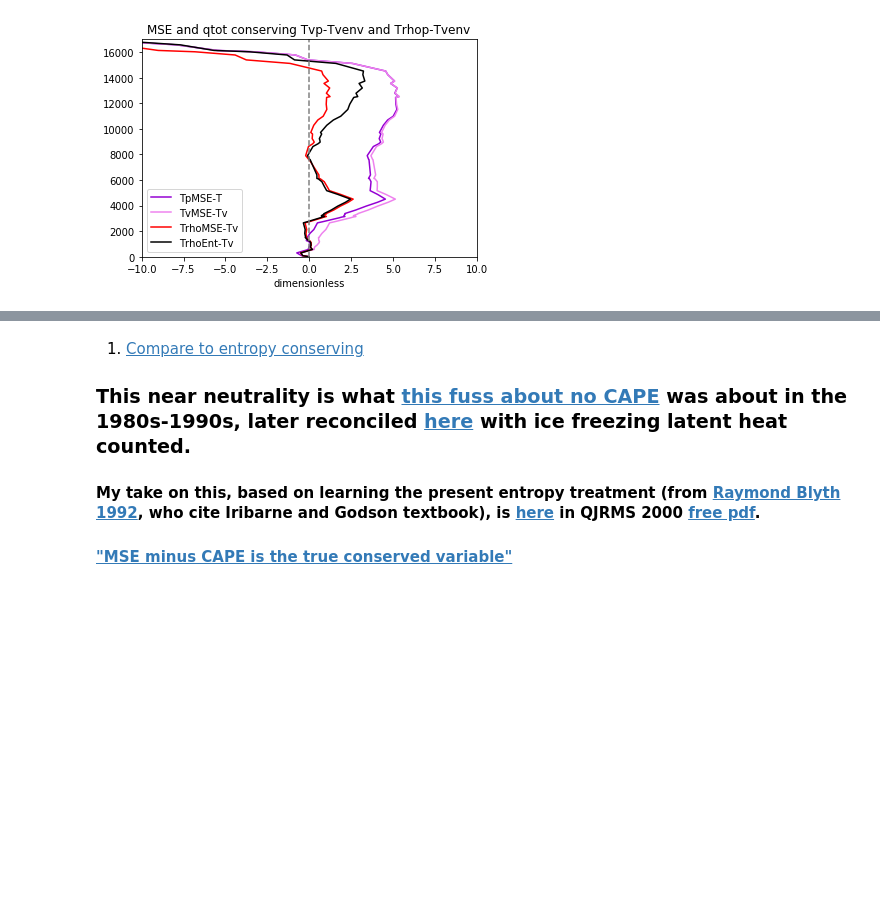
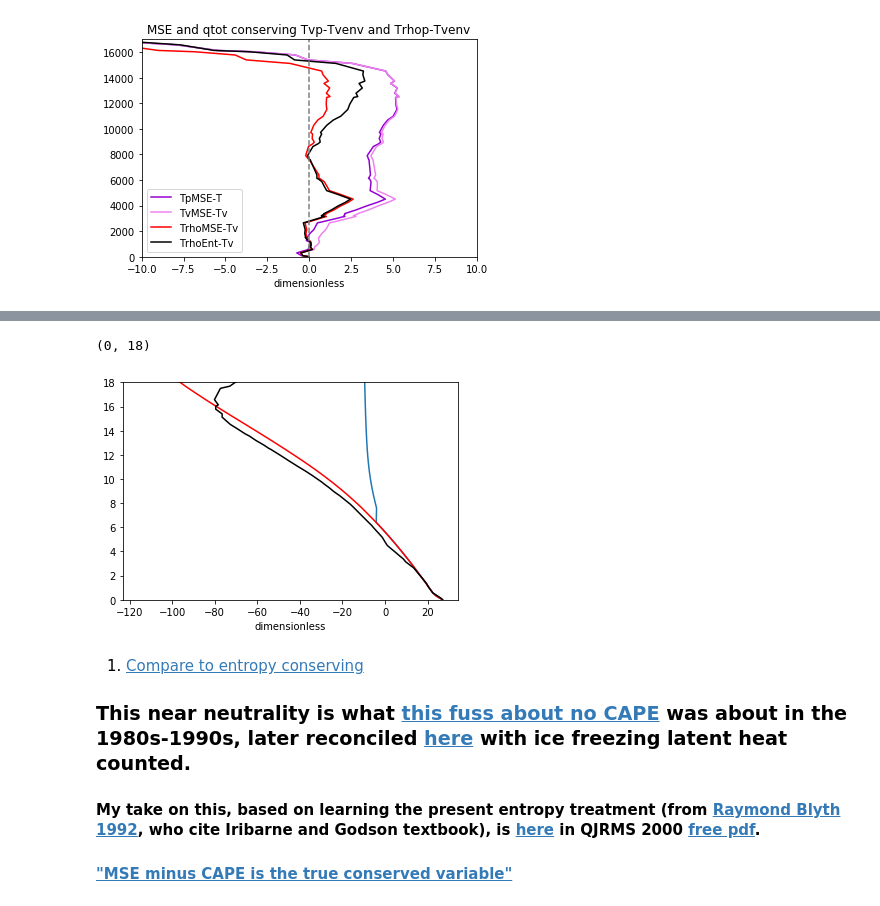
Before and after one commit to weiming9115/ATM663_convection_meso, a Jupyter notebook: Resources/Notebooks/Real_Parcel_Buoyancy_weiming.ipynb, the cells around one changed output, grey strips where cells are left out. Saved outputs shown, nothing was run; the diff lists cells and outputs as text; code cells hidden in the pictures; blank space fills up the shorter version.

```diff
--- a/Resources/Notebooks/Real_Parcel_Buoyancy_weiming.ipynb
+++ b/Resources/Notebooks/Real_Parcel_Buoyancy_weiming.ipynb
@@ -386,6 +388,5 @@ s = MSE(T,Z,q*1e-9) #/1000*units.units('kJ/kg')
 h = MSE(T,Z,q)      #/1000*units.units('kJ/kg')
 hs = MSE(T,Z,qs)    #/1000*units.units('kJ/kg')
 
-Tp=T*0
 TpMSE,qvpMSE = invert_MSE(h[0],q[0], np.where(Z<18000.,Z,18000.), np.where(p>100.,p,100.))
 qcpMSE = q[0]-qvpMSE
@@ -431,0 +488,2 @@ dTrho_MSE = Trho(TpMSE,qvpMSE,qcpMSE)-Tv(T,q)
+# %%
+Tdev = delT4ice(Tp,p,qcp,qvp,Tf=-10)
@@ -432,3 +508,11 @@ dTrho_MSE = Trho(TpMSE,qvpMSE,qcpMSE)-Tv(T,q)
+# %%
+plot(Tdev,Z/1000)
+plot(Tp,Z/1000,'r')
+plot(T,Z/1000,'k')
+ylim([0,18])
+# %% [output]
+(0, 18)
+[figure, added]
 # %% [markdown]
 1. <a href="#b_from_s">Compare to entropy conserving</a>
 
```
Also changed, not shown: parts of 22 cells of this notebook.
